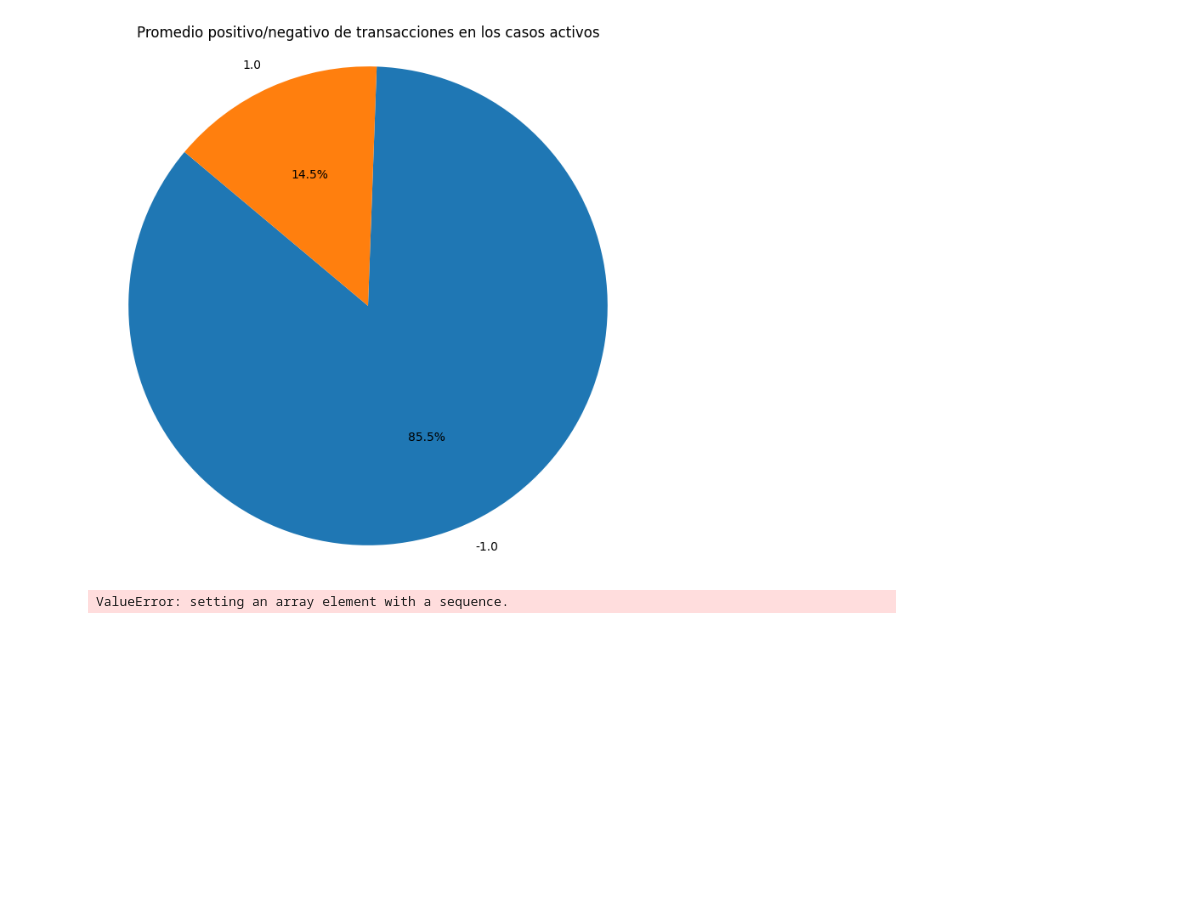
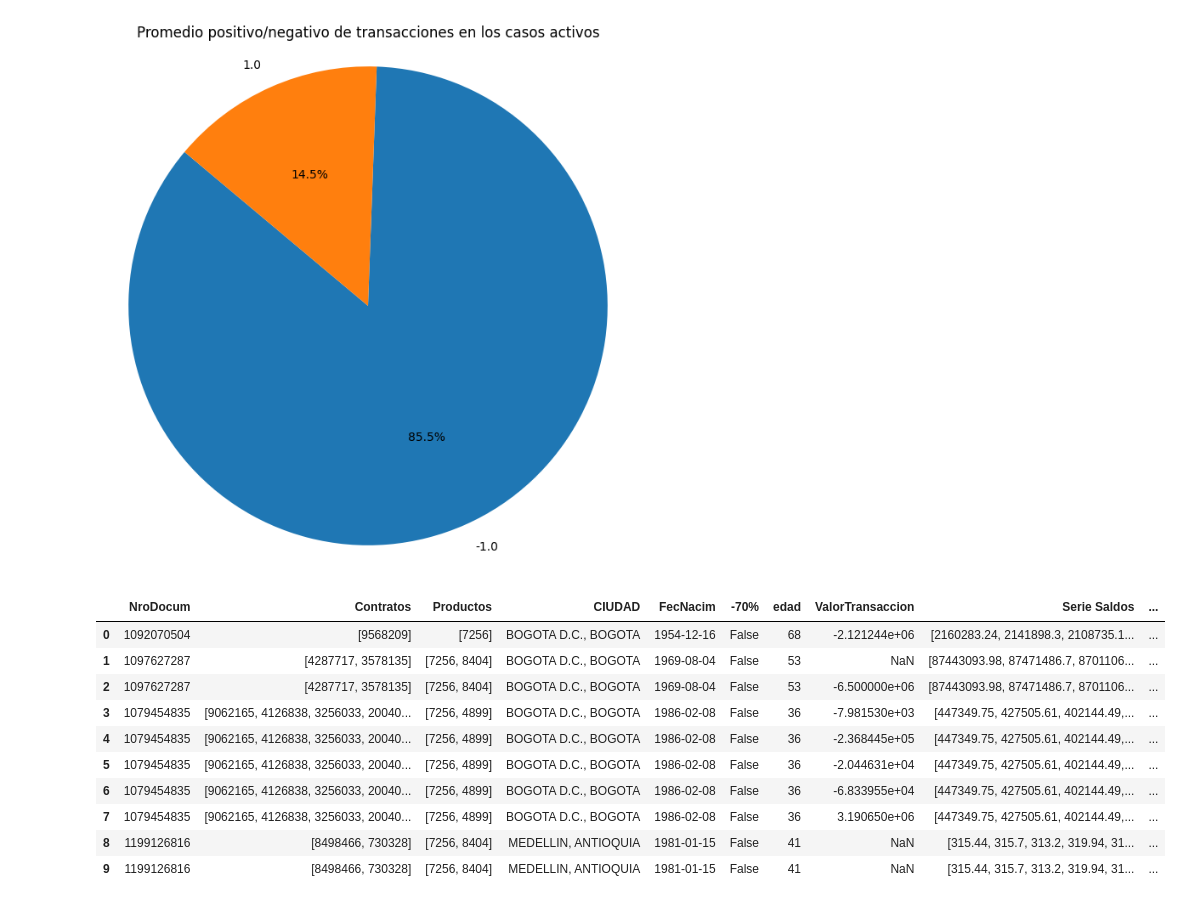
Before and after one commit to LER-Artema/skandia, a Jupyter notebook: skandia/modelo_predictivo.ipynb, the cells around one changed output. Drawn from its saved outputs; the diff is of its cells as text; code cells hidden in the pictures; blank space fills up the shorter version.

Commit message:
Modelo en prueba

```diff
--- a/skandia/modelo_predictivo.ipynb
+++ b/skandia/modelo_predictivo.ipynb
@@ -241,41 +241,55 @@ plt.show()
 # %%
 import numpy as np
 from sklearn.model_selection import train_test_split
 from sklearn.preprocessing import StandardScaler
 from keras.models import Sequential
 from keras.layers import Dense
-info_por_cliente['retiro_70_o_mas'] = 0
-# Obtener datos de entrada (características) y salida (objetivo)
-X = info_por_cliente[['edad', 'Serie Saldos', 'Promedio de transacciones']].values
-y = info_por_cliente['-70%'].values
 
-# Dividir los datos en conjuntos de entrenamiento y prueba
-X_train, X_test, y_train, y_test = train_test_split(X, y, test_size=0.2, random_state=42)
+info_por_cliente['SaldoDesviacion'] = info_por_cliente['Serie Saldos'].apply(np.std)
+info_por_cliente['Corr'] = info_por_cliente['Serie Saldos'].apply(np.corrcoef)
+info_por_cliente.head(10)
 
-# Estandarizar las características
-scaler = StandardScaler()
-X_train = scaler.fit_transform(X_train)
-X_test = scaler.transform(X_test)
-
-# Crear el modelo de red neuronal
-model = Sequential()
-model.add(Dense(units=64, activation='relu', input_dim=X_train.shape[1]))  # Capa de entrada
-model.add(Dense(units=32, activation='relu'))  # Capa oculta
-model.add(Dense(units=1, activation='sigmoid'))  # Capa de salida (probabilidad)
-
-# Compilar el modelo
-model.compile(loss='binary_crossentropy', optimizer='adam', metrics=['accuracy'])
-
-# Entrenar el modelo
-model.fit(X_train, y_train, epochs=10, batch_size=32, validation_data=(X_test, y_test))
-
-# Evaluar el modelo en el conjunto de prueba
-loss, accuracy = model.evaluate(X_test, y_test)
-print(f'Precisión del modelo en el conjunto de prueba: {accuracy:.2f}')
-
-# Hacer predicciones para nuevos datos
-new_data = np.array([[45, 5000, 100, ...]])  # Inserta aquí los datos del nuevo cliente
-prediction = model.predict(new_data)
-print(f'Probabilidad de retiro: {prediction[0][0]:.2f}')
+# # Obtener datos de entrada (características) y salida (objetivo)
+# X = info_por_cliente[['edad', 'Promedio de transacciones']].values
+# y = info_por_cliente['-70%'].values
+#
+# # Dividir los datos en conjuntos de entrenamiento y prueba
+# X_train, X_test, y_train, y_test = train_test_split(X, y, test_size=0.2, random_state=42)
+#
+# # Estandarizar las características
+# scaler = StandardScaler()
+# X_train = scaler.fit_transform(X_train)
+# X_test = scaler.transform(X_test)
+#
+# # Crear el modelo de red neuronal
+# model = Sequential()
+# model.add(Dense(units=64, activation='relu', input_dim=X_train.shape[1]))  # Capa de entrada
+# model.add(Dense(units=32, activation='relu'))  # Capa oculta
+# model.add(Dense(units=1, activation='sigmoid'))  # Capa de salida (probabilidad)
+#
+# # Compilar el modelo
+# model.compile(loss='binary_crossentropy', optimizer='adam', metrics=['accuracy'])
+#
+# # Entrenar el modelo
+# model.fit(X_train, y_train, epochs=10, batch_size=32, validation_data=(X_test, y_test))
+#
+# # Evaluar el modelo en el conjunto de prueba
+# loss, accuracy = model.evaluate(X_test, y_test)
+# print(f'Precisión del modelo en el conjunto de prueba: {accuracy:.2f}')
+#
+# # Hacer predicciones para nuevos datos
+# new_data = np.array([[70, -10]])  # Inserta aquí los datos del nuevo cliente
+# prediction = model.predict(new_data)
+# print(f'Probabilidad de retiro: {prediction[0][0]:.2f}')
 # %% [output]
-ValueError: setting an array element with a sequence.
+|  | NroDocum | Contratos | Productos | CIUDAD | FecNacim | -70% | edad | ValorTransaccion | Serie Saldos | ... |
+| 0 | 1092070504 | [9568209] | [7256] | BOGOTA D.C., BOGOTA | 1954-12-16 | False | 68 | -2.121244e+06 | [2160283.24, 2141898.3, 2108735.1... | ... |
+| 1 | 1097627287 | [4287717, 3578135] | [7256, 8404] | BOGOTA D.C., BOGOTA | 1969-08-04 | False | 53 | NaN | [87443093.98, 87471486.7, 8701106... | ... |
+| 2 | 1097627287 | [4287717, 3578135] | [7256, 8404] | BOGOTA D.C., BOGOTA | 1969-08-04 | False | 53 | -6.500000e+06 | [87443093.98, 87471486.7, 8701106... | ... |
+| 3 | 1079454835 | [9062165, 4126838, 3256033, 20040... | [7256, 4899] | BOGOTA D.C., BOGOTA | 1986-02-08 | False | 36 | -7.981530e+03 | [447349.75, 427505.61, 402144.49,... | ... |
+| 4 | 1079454835 | [9062165, 4126838, 3256033, 20040... | [7256, 4899] | BOGOTA D.C., BOGOTA | 1986-02-08 | False | 36 | -2.368445e+05 | [447349.75, 427505.61, 402144.49,... | ... |
+| 5 | 1079454835 | [9062165, 4126838, 3256033, 20040... | [7256, 4899] | BOGOTA D.C., BOGOTA | 1986-02-08 | False | 36 | -2.044631e+04 | [447349.75, 427505.61, 402144.49,... | ... |
+| 6 | 1079454835 | [9062165, 4126838, 3256033, 20040... | [7256, 4899] | BOGOTA D.C., BOGOTA | 1986-02-08 | False | 36 | -6.833955e+04 | [447349.75, 427505.61, 402144.49,... | ... |
+| 7 | 1079454835 | [9062165, 4126838, 3256033, 20040... | [7256, 4899] | BOGOTA D.C., BOGOTA | 1986-02-08 | False | 36 | 3.190650e+06 | [447349.75, 427505.61, 402144.49,... | ... |
+| 8 | 1199126816 | [8498466, 730328] | [7256, 8404] | MEDELLIN, ANTIOQUIA | 1981-01-15 | False | 41 | NaN | [315.44, 315.7, 313.2, 319.94, 31... | ... |
+| 9 | 1199126816 | [8498466, 730328] | [7256, 8404] | MEDELLIN, ANTIOQUIA | 1981-01-15 | False | 41 | NaN | [315.44, 315.7, 313.2, 319.94, 31... | ... |
```
